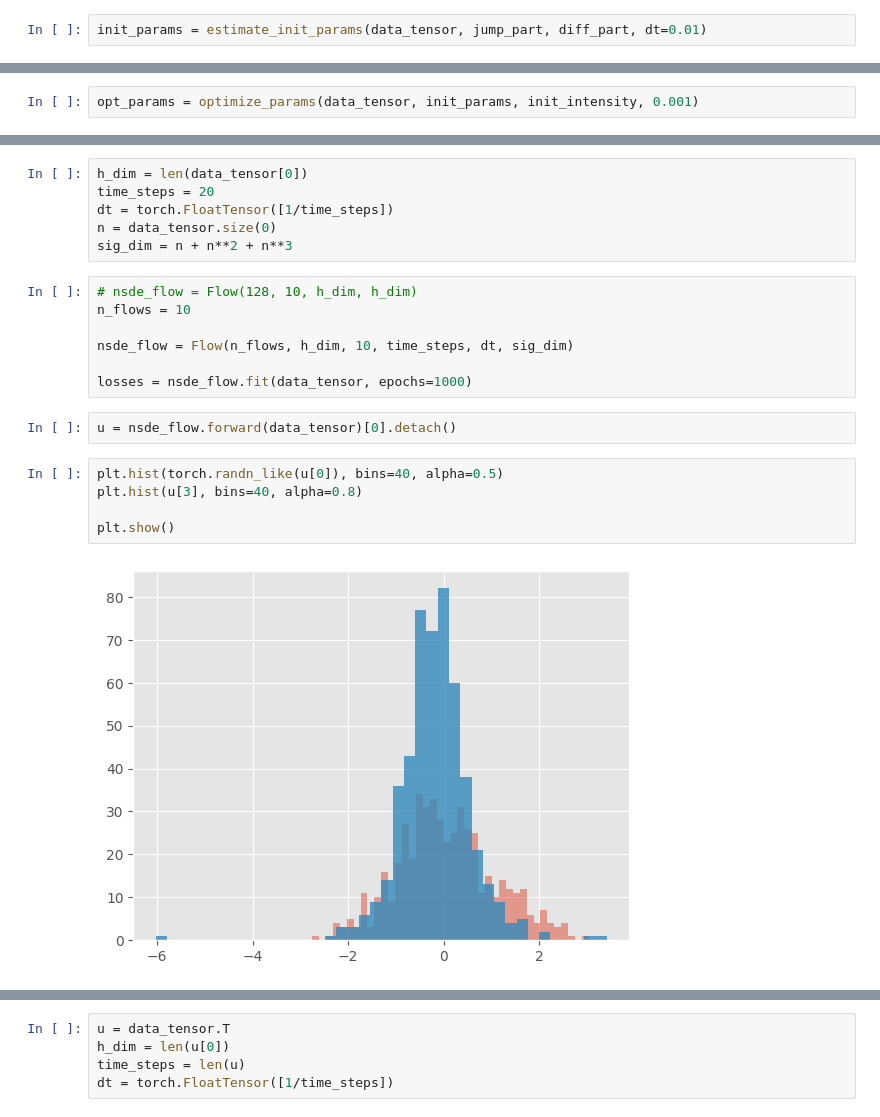
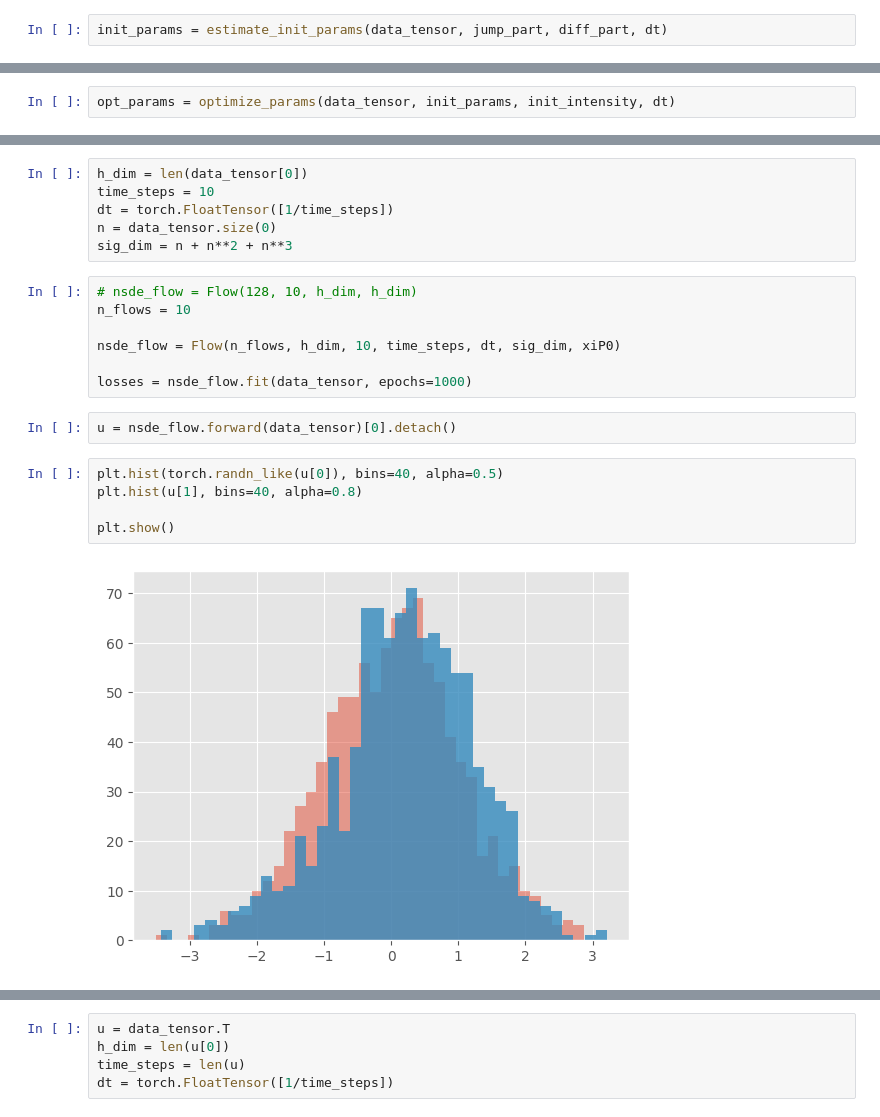
Before and after one commit to kirillzx/JDFlow, a Jupyter notebook: generator_main.ipynb, the cells around one changed output, grey strips where cells are left out. Cells and saved outputs as stored; diff of their text form.

```diff
--- a/generator_main.ipynb
+++ b/generator_main.ipynb
@@ -324,7 +326,7 @@ array([0.01197605, 0.03193613, 0.01596806, 0.01596806, 0.03592814,
 # %%
 jump_part, diff_part = separate_dynamics(data_tensor, idx_jumps)
 # %%
-init_params = estimate_init_params(data_tensor, jump_part, diff_part, dt=0.01)
+init_params = estimate_init_params(data_tensor, jump_part, diff_part, dt)
 # %%
 def likelihood_mjd(data, params, intensity, dt):
     like = 0
@@ -351,7 +353,7 @@ def optimize_params(data, params, intensity, dt):
 
     return np.mean(np.array(opt_params), 0)
 # %%
-opt_params = optimize_params(data_tensor, init_params, init_intensity, 0.001)
+opt_params = optimize_params(data_tensor, init_params, init_intensity, dt)
 # %%
 xiP0 = opt_params[-1]
 xiP0
@@ -1945,6 +1970,6 @@ torch.Size([10, 501])
 # %%
 h_dim = len(data_tensor[0])
-time_steps = 20
+time_steps = 10
 dt = torch.FloatTensor([1/time_steps])
 n = data_tensor.size(0)
 sig_dim = n + n**2 + n**3
@@ -1952,18 +1977,18 @@ sig_dim = n + n**2 + n**3
 # nsde_flow = Flow(128, 10, h_dim, h_dim)
 n_flows = 10
 
-nsde_flow = Flow(n_flows, h_dim, 10, time_steps, dt, sig_dim)
+nsde_flow = Flow(n_flows, h_dim, 10, time_steps, dt, sig_dim, xiP0)
 
 losses = nsde_flow.fit(data_tensor, epochs=1000)
 # %%
 u = nsde_flow.forward(data_tensor)[0].detach()
 # %%
 plt.hist(torch.randn_like(u[0]), bins=40, alpha=0.5)
-plt.hist(u[3], bins=40, alpha=0.8)
+plt.hist(u[1], bins=40, alpha=0.8)
 
 plt.show()
 # %% [output]
-[figure, old version]
+[figure, new version]
 # %%
 t, X_t, X_prime_t, signature_traj, signature_terms = compute_path_signature(torch.FloatTensor(nsde_flow.sample(10)), level_threshold=3)
 signature = signature_set(signature_traj)[1:]
```
Also changed, not shown: parts of 23 cells of this notebook.
